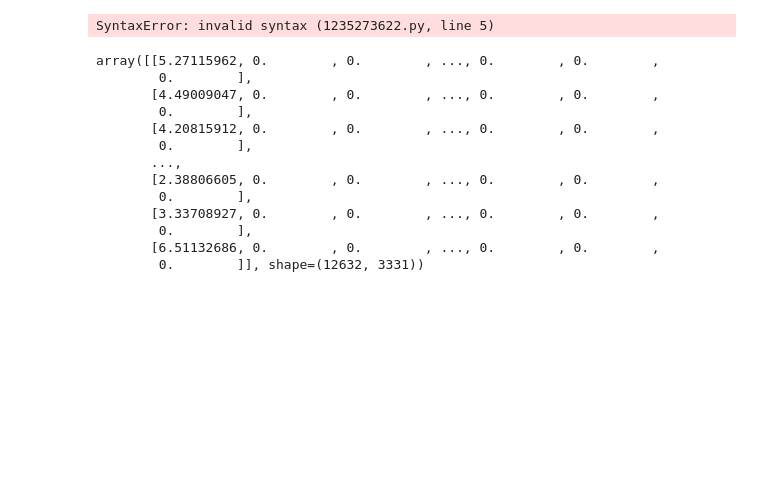
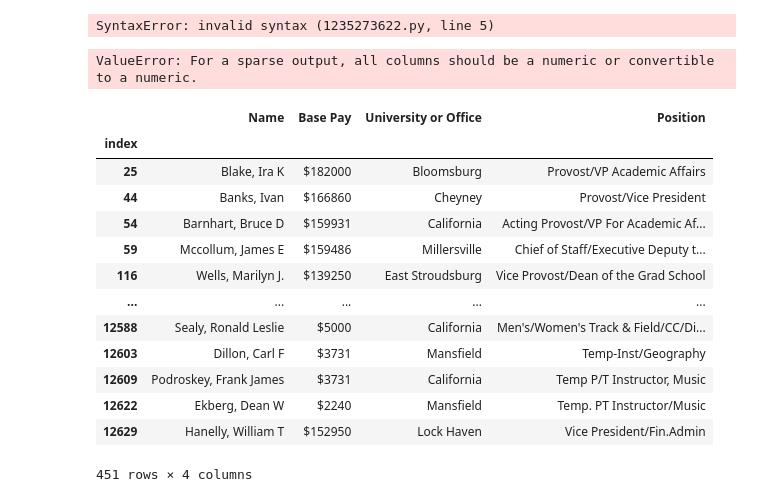
Before and after one commit to ManuelMF/College, a Jupyter notebook: PIA/Tema2/proves04.ipynb, the cells around one changed output. Cells and saved outputs as stored; diff of their text form; code cells hidden in the pictures; blank space fills up the shorter version.

```diff
--- a/PIA/Tema2/proves04.ipynb
+++ b/PIA/Tema2/proves04.ipynb
@@ -101,6 +101,11 @@ def remove_dollar(df):
         df[col] = df[col].apply(lambda v: int(v.replace("$","")))
     return df
 
+def is_part_time(df):
+    # nueva caracteristica a partir de las otras
+    df["part_time"]= df[df.Position.apply(lambda p: "P/T" in p or "PT" in p)]
+    return df
+
 df = pd.read_csv('2013_Salaries__Pennsylvania_State_System_of_Higher_Education.csv', index_col=0)
 
 pay_transformer = Pipeline(steps=[
@@ -110,26 +115,30 @@ pay_transformer = Pipeline(steps=[
 
 preprocessor = ColumnTransformer(transformers = [
     ("pay", pay_transformer, ["Base Pay"]),
-    ("nominal", OneHotEncoder(), ["University or Office","Position"]),
+    ("nominal", OneHotEncoder(), ["University or Office",]),
+    ("pt", FunctionTransformer(func=is_part_time), ["Position"]),
     ("anom", "drop", ["Name"])
 ])
 
 pipe = Pipeline(steps=[("preprocessor", preprocessor)])
 
-pipe.fit_transform(df).toarray()
+pipe.fit_transform(df)
 # %% [output]
-array([[5.27115962, 0.        , 0.        , ..., 0.        , 0.        ,
-        0.        ],
-       [4.49009047, 0.        , 0.        , ..., 0.        , 0.        ,
-        0.        ],
-       [4.20815912, 0.        , 0.        , ..., 0.        , 0.        ,
-        0.        ],
-       ...,
-       [2.38806605, 0.        , 0.        , ..., 0.        , 0.        ,
-        0.        ],
-       [3.33708927, 0.        , 0.        , ..., 0.        , 0.        ,
-        0.        ],
-       [6.51132686, 0.        , 0.        , ..., 0.        , 0.        ,
-        0.        ]], shape=(12632, 3331))
+ValueError: For a sparse output, all columns should be a numeric or convertible to a numeric.
 # %%
-df.Position
+df[df.Position.apply(lambda p: "/" in p)] # filtramos por /
+# %% [output]
+|  | Name | Base Pay | University or Office | Position |
+| index |  |  |  |  |
+| 25 | Blake, Ira K | $182000 | Bloomsburg | Provost/VP Academic Affairs |
+| 44 | Banks, Ivan | $166860 | Cheyney | Provost/Vice President |
+| 54 | Barnhart, Bruce D | $159931 | California | Acting Provost/VP For Academic Af... |
+| 59 | Mccollum, James E | $159486 | Millersville | Chief of Staff/Executive Deputy t... |
+| 116 | Wells, Marilyn J. | $139250 | East Stroudsburg | Vice Provost/Dean of the Grad School |
+| ... | ... | ... | ... | ... |
+| 12588 | Sealy, Ronald Leslie | $5000 | California | Men's/Women's Track & Field/CC/Di... |
+| 12603 | Dillon, Carl F | $3731 | Mansfield | Temp-Inst/Geography |
+| 12609 | Podroskey, Frank James | $3731 | California | Temp P/T Instructor, Music |
+| 12622 | Ekberg, Dean W | $2240 | Mansfield | Temp. PT Instructor/Music |
+| 12629 | Hanelly, William T | $152950 | Lock Haven | Vice President/Fin.Admin |
+451 rows × 4 columns
```
